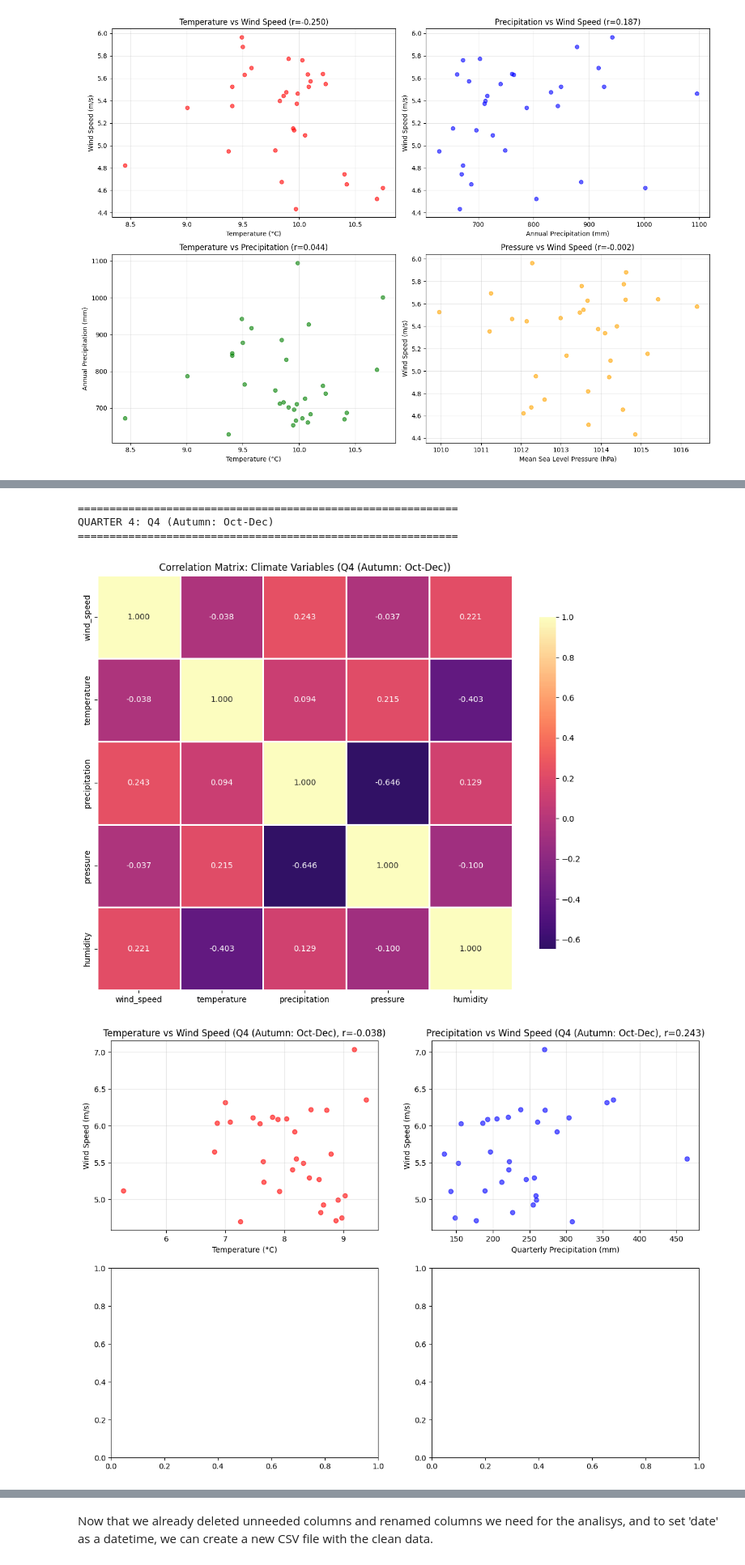
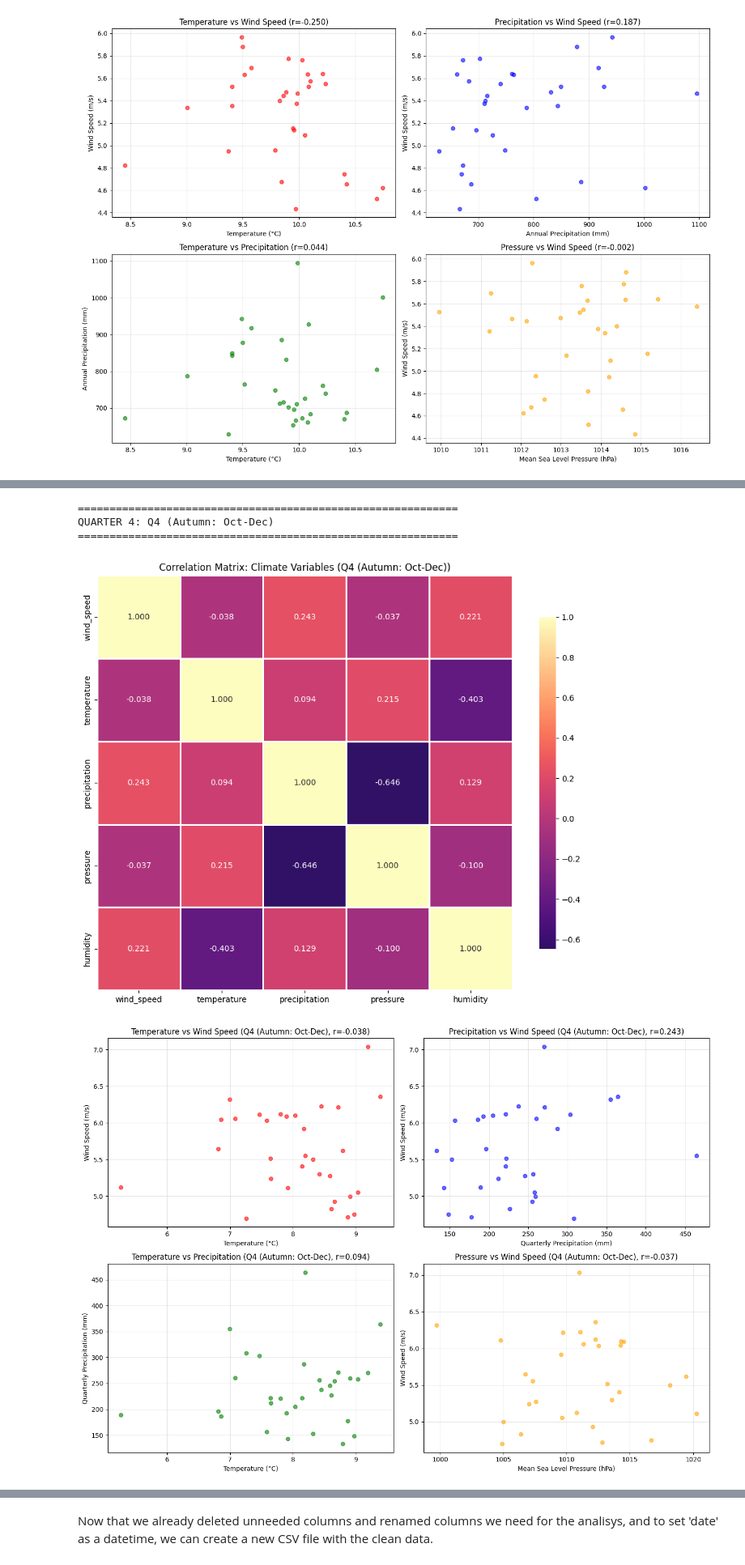
Before and after one commit to tanyasanjuan/pfda-project, a Jupyter notebook: wind.ipynb, the cells around one changed output, grey strips where cells are left out. Shown at 81% size. Saved outputs shown, nothing was run; the diff lists cells and outputs as text; code cells hidden in the pictures.

Commit message:
scatter plot pressure vs wind speed and print correlation matrix for quarter

```diff
--- a/wind.ipynb
+++ b/wind.ipynb
@@ -646,31 +646,48 @@ for quarter in [4]:
     # Precipitation vs Wind Speed
     axes[0, 1].scatter(q_data['precipitation'], q_data['wind_speed'], alpha=0.6, color='blue')
     axes[0, 1].set_xlabel('Quarterly Precipitation (mm)')
     axes[0, 1].set_ylabel('Wind Speed (m/s)')
     axes[0, 1].set_title(f'Precipitation vs Wind Speed ({quarter_labels[quarter]}, r={q_corr_matrix.loc["precipitation", "wind_speed"]:.3f})')
     axes[0, 1].grid(True, alpha=0.3)
 
     # Temperature vs Precipitation
     axes[1, 0].scatter(q_data['temperature'], q_data['precipitation'], alpha=0.6, color='green')
     axes[1, 0].set_xlabel('Temperature (°C)')
     axes[1, 0].set_ylabel('Quarterly Precipitation (mm)')
     axes[1, 0].set_title(f'Temperature vs Precipitation ({quarter_labels[quarter]}, r={q_corr_matrix.loc["temperature", "precipitation"]:.3f})')
     axes[1, 0].grid(True, alpha=0.3)
+
+    # Pressure vs Wind Speed (if available)
+    if 'pressure' in q_data.columns:
+        axes[1, 1].scatter(q_data['pressure'], q_data['wind_speed'], alpha=0.6, color='orange')
+        axes[1, 1].set_xlabel('Mean Sea Level Pressure (hPa)')
+        axes[1, 1].set_ylabel('Wind Speed (m/s)')
+        axes[1, 1].set_title(f'Pressure vs Wind Speed ({quarter_labels[quarter]}, r={q_corr_matrix.loc["pressure", "wind_speed"]:.3f})')
+        axes[1, 1].grid(True, alpha=0.3)
+    else:
+        axes[1, 1].axis('off')
+
+    plt.tight_layout()
+    plt.show()
+
+    # Print correlation matrix for this quarter
+    print(f"\nCorrelation Matrix for {quarter_labels[quarter]}:")
+    print(q_corr_matrix)
 # %% [output]
 ============================================================
 QUARTER 1: Q1 (Winter: Jan-Mar)
 ============================================================
 [figure]
 ============================================================
 QUARTER 2: Q2 (Spring: Apr-Jun)
 ============================================================
 [figure]
 ============================================================
 QUARTER 3: Q3 (Summer: Jul-Sep)
 ============================================================
 [figure]
 ============================================================
 QUARTER 4: Q4 (Autumn: Oct-Dec)
 ============================================================
 [figure]
-[figure, old version]
+[figure, new version]
```
Also changed, not shown: parts of 1 cell of this notebook.
